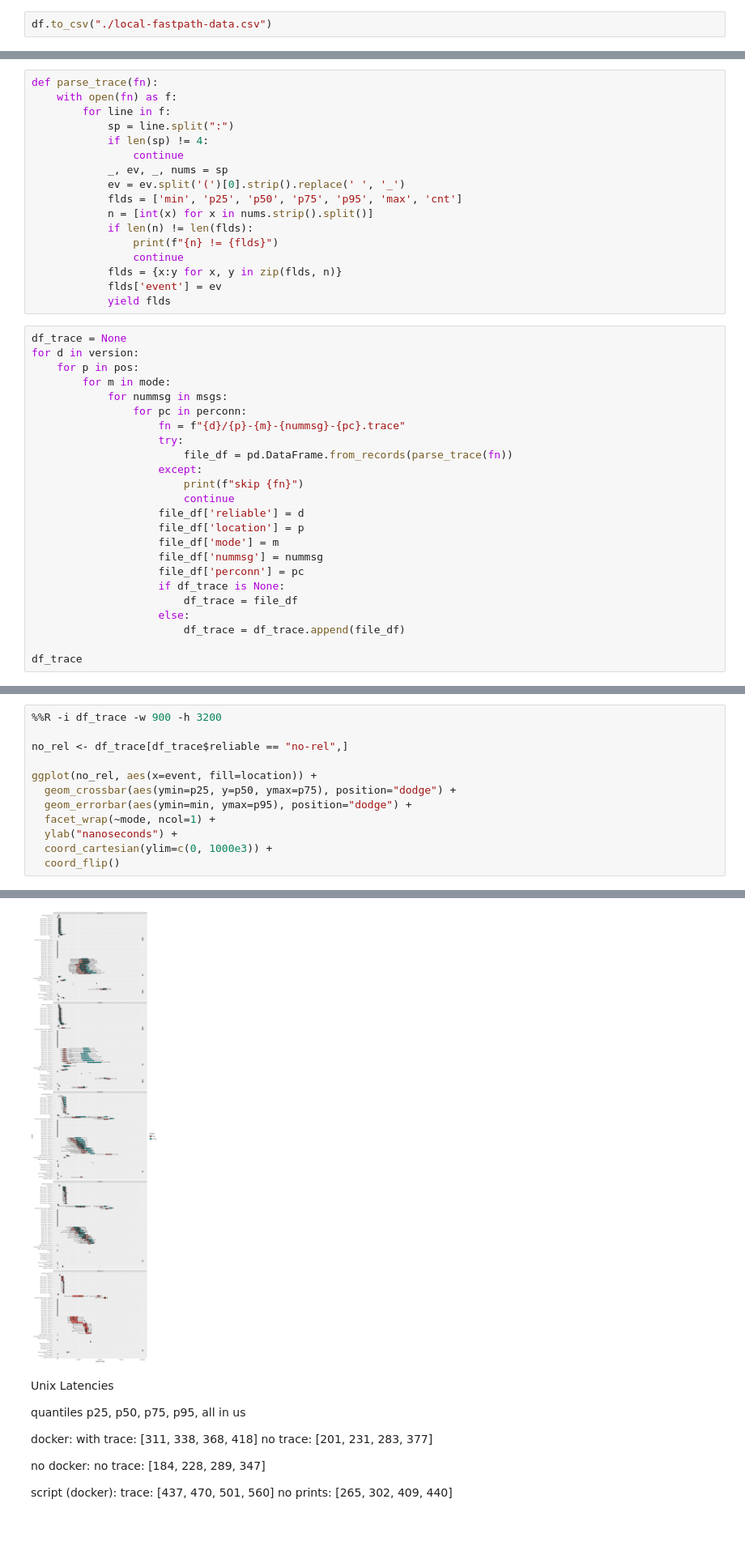
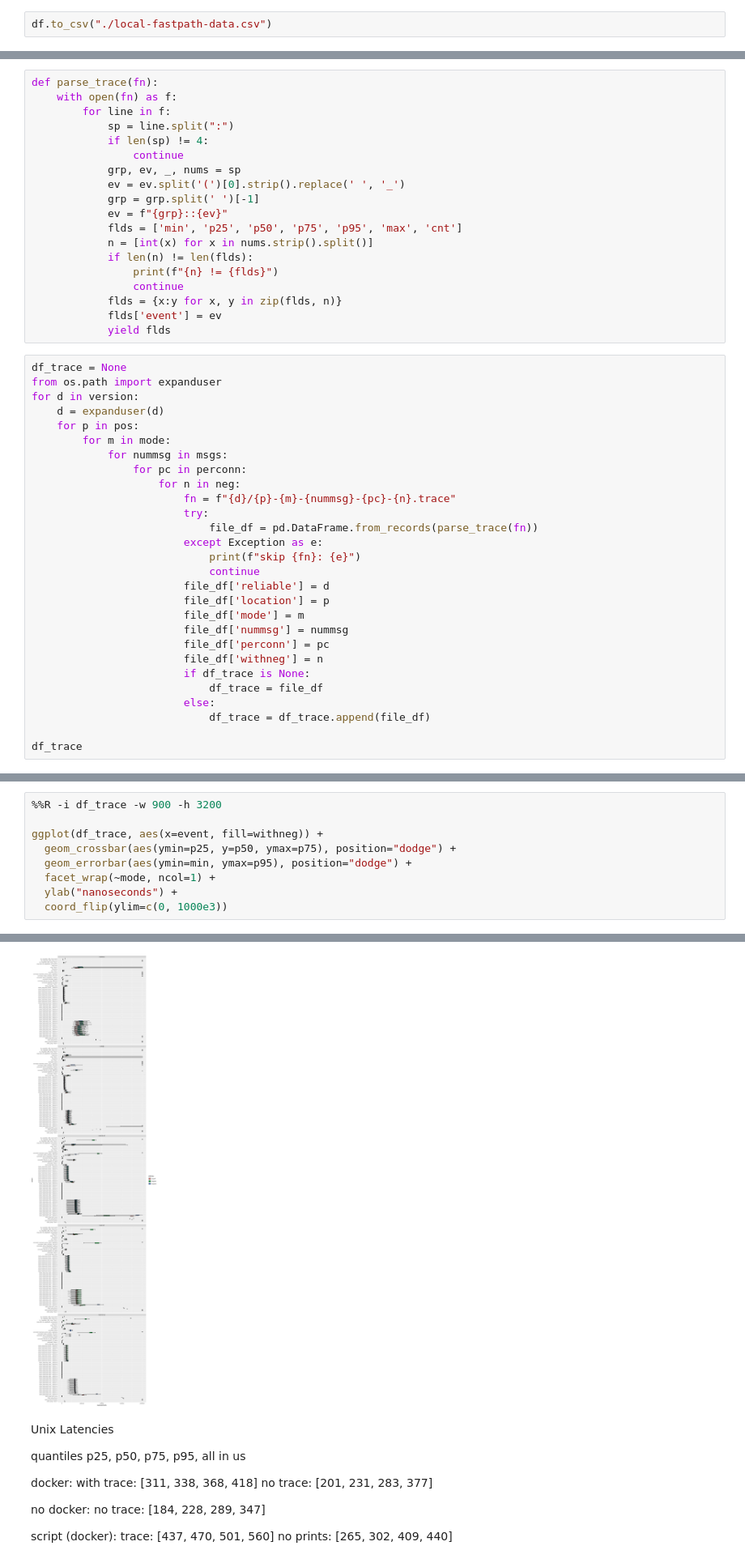
Before and after one commit to akshayknarayan/burrito, a Jupyter notebook: scripts/local-fastpath.ipynb, the cells around one changed output, grey strips where cells are left out. Shown at 81% size. Saved outputs shown, nothing was run; the diff lists cells and outputs as text; blank space fills up the shorter version.

```diff
--- a/scripts/local-fastpath.ipynb
+++ b/scripts/local-fastpath.ipynb
@@ -165,8 +160,10 @@ def parse_trace(fn):
             sp = line.split(":")
             if len(sp) != 4:
                 continue
-            _, ev, _, nums = sp
+            grp, ev, _, nums = sp
             ev = ev.split('(')[0].strip().replace(' ', '_')
+            grp = grp.split(' ')[-1]
+            ev = f"{grp}::{ev}"
             flds = ['min', 'p25', 'p50', 'p75', 'p95', 'max', 'cnt']
             n = [int(x) for x in nums.strip().split()]
             if len(n) != len(flds):
@@ -177,26 +174,30 @@ def parse_trace(fn):
             yield flds
 # %%
 df_trace = None
+from os.path import expanduser
 for d in version:
+    d = expanduser(d)
     for p in pos:
         for m in mode:
             for nummsg in msgs:
                 for pc in perconn:
-                    fn = f"{d}/{p}-{m}-{nummsg}-{pc}.trace"
-                    try:
-                        file_df = pd.DataFrame.from_records(parse_trace(fn))
-                    except:
-                        print(f"skip {fn}")
-                        continue
-                    file_df['reliable'] = d
-                    file_df['location'] = p
-                    file_df['mode'] = m
-                    file_df['nummsg'] = nummsg
-                    file_df['perconn'] = pc
-                    if df_trace is None:
-                        df_trace = file_df
-                    else:
-                        df_trace = df_trace.append(file_df)
+                    for n in neg:
+                        fn = f"{d}/{p}-{m}-{nummsg}-{pc}-{n}.trace"
+                        try:
+                            file_df = pd.DataFrame.from_records(parse_trace(fn))
+                        except Exception as e:
+                            print(f"skip {fn}: {e}")
+                            continue
+                        file_df['reliable'] = d
+                        file_df['location'] = p
+                        file_df['mode'] = m
+                        file_df['nummsg'] = nummsg
+                        file_df['perconn'] = pc
+                        file_df['withneg'] = n
+                        if df_trace is None:
+                            df_trace = file_df
+                        else:
+                            df_trace = df_trace.append(file_df)
 
 df_trace
 # %% [output]
@@ -233,13 +217,10 @@ skip no-rel/farther-mode:fp-rel2-msgs:200-perconn:10.trace
 # %%
 %%R -i df_trace -w 900 -h 3200
 
-no_rel <- df_trace[df_trace$reliable == "no-rel",]
-
-ggplot(no_rel, aes(x=event, fill=location)) +
+ggplot(df_trace, aes(x=event, fill=withneg)) +
   geom_crossbar(aes(ymin=p25, y=p50, ymax=p75), position="dodge") +
   geom_errorbar(aes(ymin=min, ymax=p95), position="dodge") +
   facet_wrap(~mode, ncol=1) +
   ylab("nanoseconds") +
-  coord_cartesian(ylim=c(0, 1000e3)) +
-  coord_flip()
+  coord_flip(ylim=c(0, 1000e3))
 # %% [output]
@@ -247,4 +227,4 @@ R[write to console]: Coordinate system already present. Adding new coordinate sy
-[figure, old version]
+[figure, new version]
 # %% [markdown]
 Unix Latencies
 
```
Also changed, not shown: parts of 10 cells of this notebook, 5 other files.
